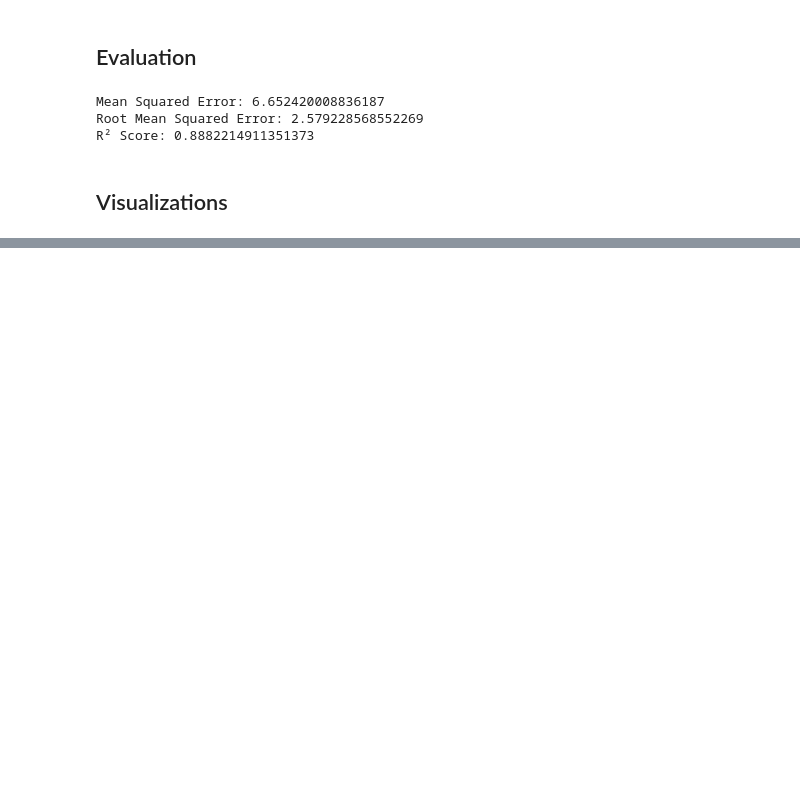
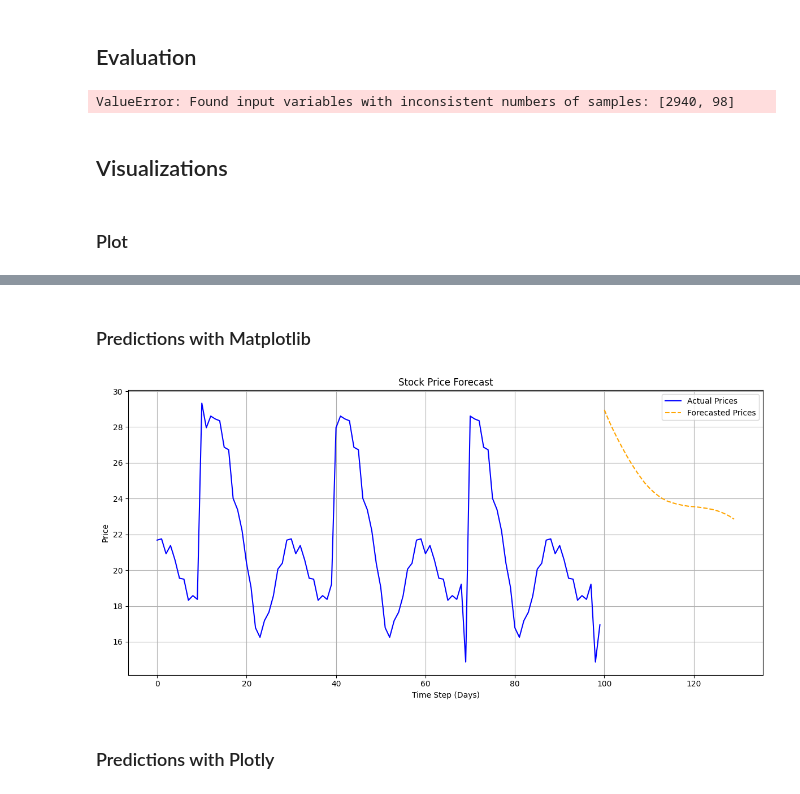
Before and after one commit to jessk816/stocks, a Jupyter notebook: predict_stocks.ipynb, the cells around one changed output, grey strips where cells are left out. Drawn from its saved outputs; the diff is of its cells as text; code cells hidden in the pictures; blank space fills up the shorter version.

```diff
--- a/predict_stocks.ipynb
+++ b/predict_stocks.ipynb
@@ -147,11 +149,11 @@ print(f"Profit: ${profit:.2f}") """
 close = stock_data['Close'].values
 
 # normalize data
-scaler = MinMaxScaler(feature_range=(0,1))
-scaled_data = scaler.fit_transform(close.reshape(-1,1))
+scaler = MinMaxScaler(feature_range=(0, 1))
+close_scaled = scaler.fit_transform(close.reshape(-1, 1))
 
 # split into training and test data
-train_size = int(len(scaled_data) * 0.8)
-train_data, test_data = scaled_data[:train_size], scaled_data[train_size:]
+train_size = int(len(close_scaled) * 0.8)
+train_data, test_data = close_scaled[:train_size], close_scaled[train_size:]
 # %%
 # create sequences of past stock prices (features, x) and next stock price (target, y)
@@ -215,11 +261,13 @@ Epoch 20/20
 ## Predictions
 # %%
 # predict stock prices on test data
-predictions = model.predict(x_test)
+predictions = model.predict(x_test).reshape(-1, 1)
 
 # inverse transform predictions back to original price scale
 predictions = scaler.inverse_transform(predictions)
 
 # inverse transform actual test data
 y_test_scaled = scaler.inverse_transform(y_test.reshape(-1, 1))
+
+print(predictions)
 # %% [output]
@@ -228,19 +292,19 @@ y_test_scaled = scaler.inverse_transform(y_test.reshape(-1, 1))
 ## Evaluation
 # %%
 # calculate MSE, RMSE, R^2
-mse = mean_squared_error(y_test_scaled, predictions)
-rmse = np.sqrt(mse)
-r2 = r2_score(y_test_scaled, predictions)
+mse_lstm = mean_squared_error(y_test_scaled, predictions)
+rmse_lstm = np.sqrt(mse_lstm)
+#r2_lstm = r2_score(y_test_scaled, predictions)
 
-print(f'Mean Squared Error: {mse}')
-print(f'Root Mean Squared Error: {rmse}')
-print(f'R² Score: {r2}')
+#print(f'Mean Squared Error: {mse}')
+print(f'Root Mean Squared Error: {rmse_lstm}')
+#print(f'R² Score: {r2_lstm}')
 # %% [output]
-Mean Squared Error: 6.652420008836187
-Root Mean Squared Error: 2.579228568552269
-R² Score: 0.8882214911351373
+ValueError: Found input variables with inconsistent numbers of samples: [2940, 98]
 # %% [markdown]
 ## Visualizations
+# %% [markdown]
+### Plot
 # %%
 fig = go.Figure()
 
@@ -264,3 +328,31 @@ fig.update_layout(title='VS Stock Prediction',
 fig.show()
 # %% [output]
 [interactive output not drawn]
+# %% [markdown]
+### Predictions with Matplotlib
+# %%
+# Assume y_test was scaled and you want to see the last known 50 values
+actual_prices = scaler.inverse_transform(y_test.reshape(-1, 1))
+
+look_back = 100  # how much of the past to show
+context_prices = actual_prices[-look_back:]
+
+# Build x-axis range
+x_context = list(range(look_back))
+x_future = list(range(look_back, look_back + forecast_len))
+
+# Plot
+plt.figure(figsize=(12, 6))
+plt.plot(x_context, context_prices, label="Actual Prices", color='blue')
+plt.plot(x_future, predictions, label="Forecasted Prices", color='orange', linestyle='--')
+plt.xlabel("Time Step (Days)")
+plt.ylabel("Price")
+plt.title("Stock Price Forecast")
+plt.legend()
+plt.grid(True)
+plt.tight_layout()
+plt.show()
+# %% [output]
+[figure, added]
+# %% [markdown]
+### Predictions with Plotly
```
Also changed, not shown: parts of 11 cells of this notebook, 1 other file.
